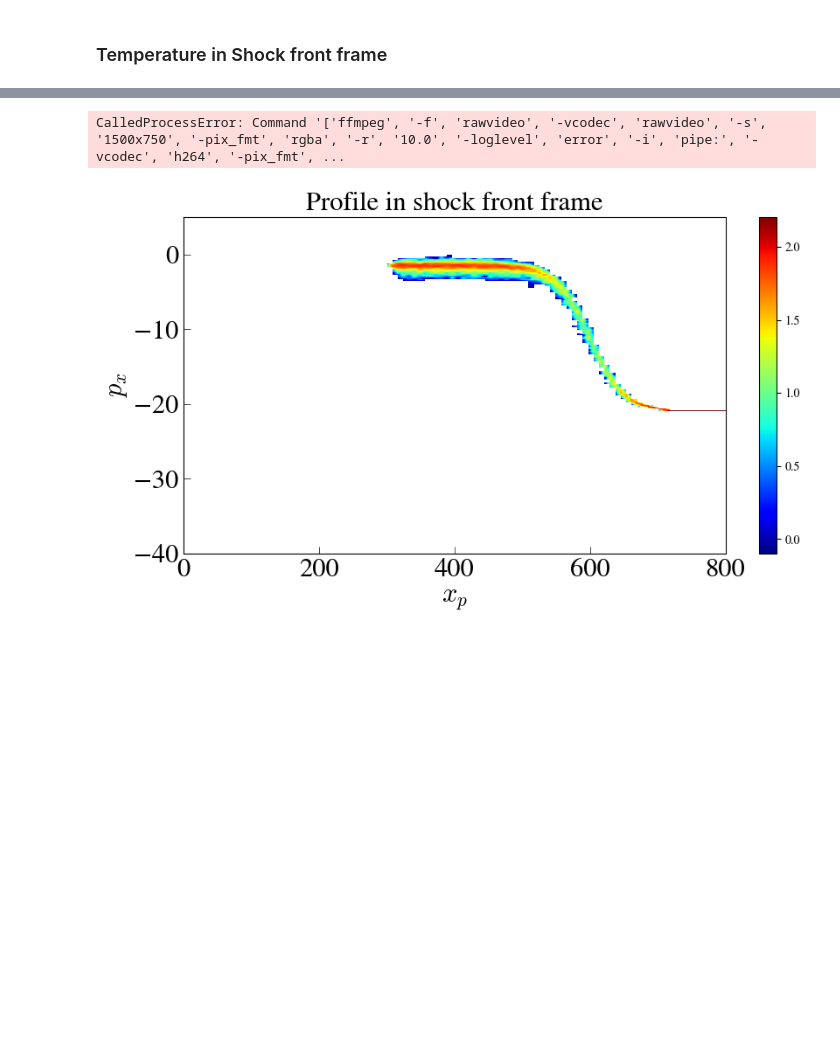
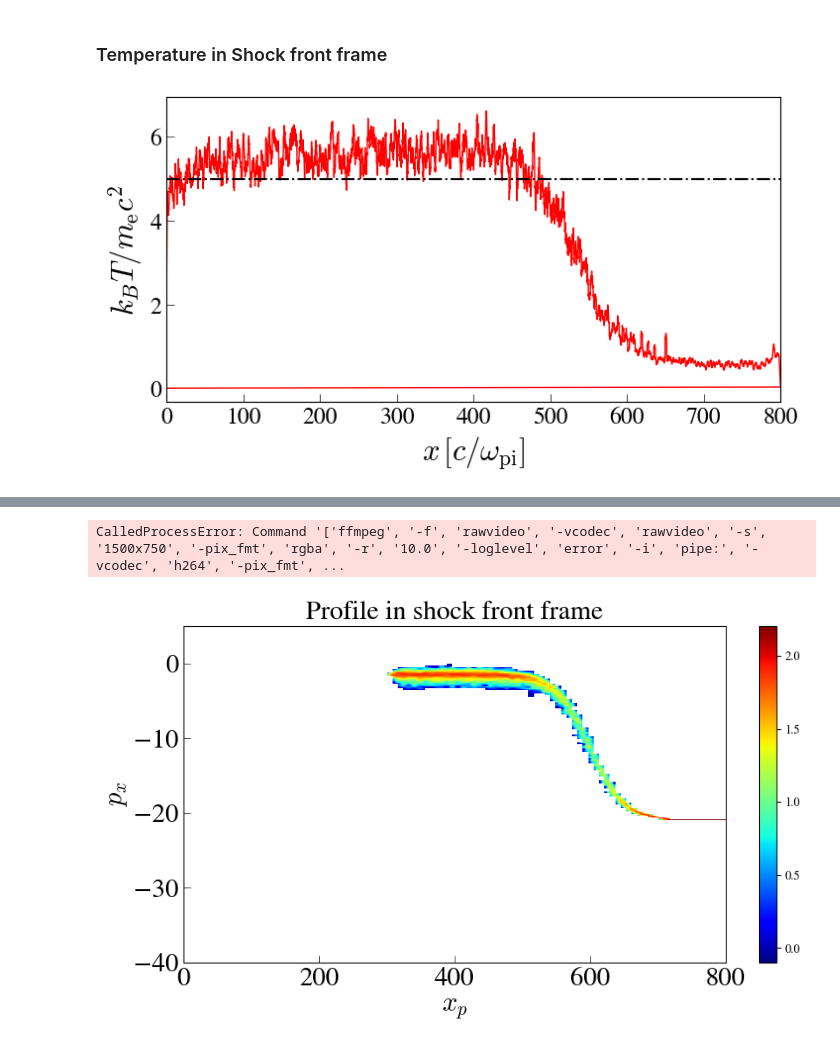
Before and after one commit to Kartav33/shock_gamma_20, a Jupyter notebook: scratch_code_analysis.ipynb, the cells around one changed output, grey strips where cells are left out. Saved outputs shown, nothing was run; the diff lists cells and outputs as text; code cells hidden in the pictures; blank space fills up the shorter version.

```diff
--- a/scratch_code_analysis.ipynb
+++ b/scratch_code_analysis.ipynb
@@ -299,36 +387,50 @@ print(px_ypar1_t)
 # %% [markdown]
 ### Temperature in Shock front frame
 # %%
+from scipy.ndimage import uniform_filter1d
+
+def smooth(data, window_size):
+    if window_size % 2 == 0 or window_size < 1:
+        raise ValueError("Window size must be a positive odd integer.")
+
+    # Replace NaNs with 0
+    clean_data = np.nan_to_num(data, nan=0.0)
+
+    return uniform_filter1d(clean_data, size=window_size, mode='nearest')
+
+
 it = n-1
 mi = 1
 norm = 1
 xmin = 0#(80000-(n+1)*500)/norm
 xmax = 800#(80000)/norm
 xpshock = 0
 bs = 0
 
 fig, axs = plt.subplots(1,1,figsize=(8, 4))
 fslabel = 22
 fslegend = 22
 fstick = 17
 fstxt = 22
 norm = np.sqrt(mi)
 for i in range(it,it+1):
     b1 = Jx1[i,:]
     g1 = 1/np.sqrt(1-b1**2)
     T1 = Tyy1[i,:]
-    axs.plot(x1[0,:]/norm,T1*g1/mi,'r',lw=1,alpha =1.)
+    axs.plot(x1[0,:]/norm, smooth(T1/mi,21),'r',lw=1,alpha =1.)
     #axs.plot(x1[0,:]/norm,T1,'r',lw=1,alpha =1.)
 #axs.set_yscale('log')
 # axs.set_ylim(1e-12,1e-2)
 axs.set_xlim(xmin/norm,xmax/norm)
 axs.set_ylabel(r'$k_B T/m_{\rm e} c^2$',fontsize=fslabel)
 axs.set_xlabel(r'$x\,[c/\omega_{\rm pi}]$',fontsize=fslabel)
 
-axs.axhline(0.29,c='k',ls='-.')
+axs.axhline(5,c='k',ls='-.')
 axs.tick_params(which='major', direction='in', length=6, width=0.5, colors='k',
                            grid_color='r', grid_alpha=0.5, labelsize = fstick)
 axs.tick_params(which='minor', direction='in', length=3, width=0.5, colors='k',
                            grid_color='r', grid_alpha=0.5)
 
 plt.show()
+# %% [output]
+[figure, added]
```
Also changed, not shown: parts of 26 cells of this notebook.
